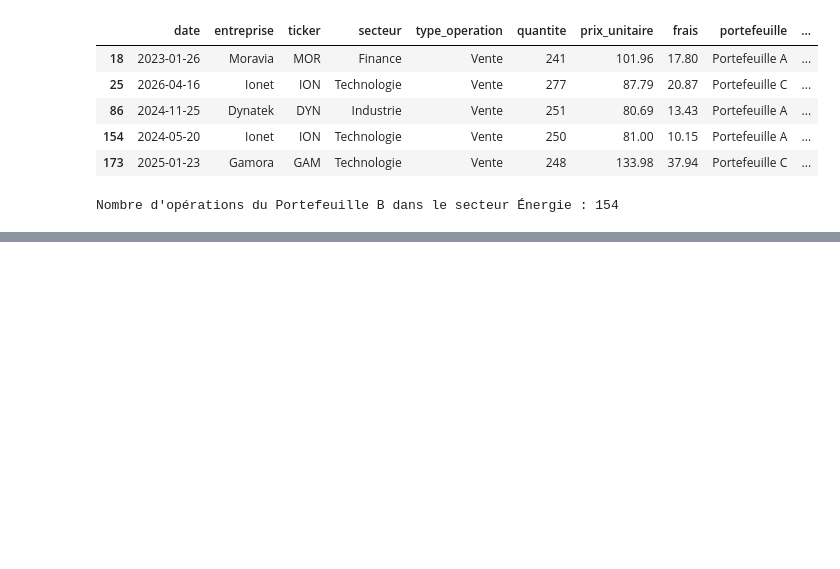
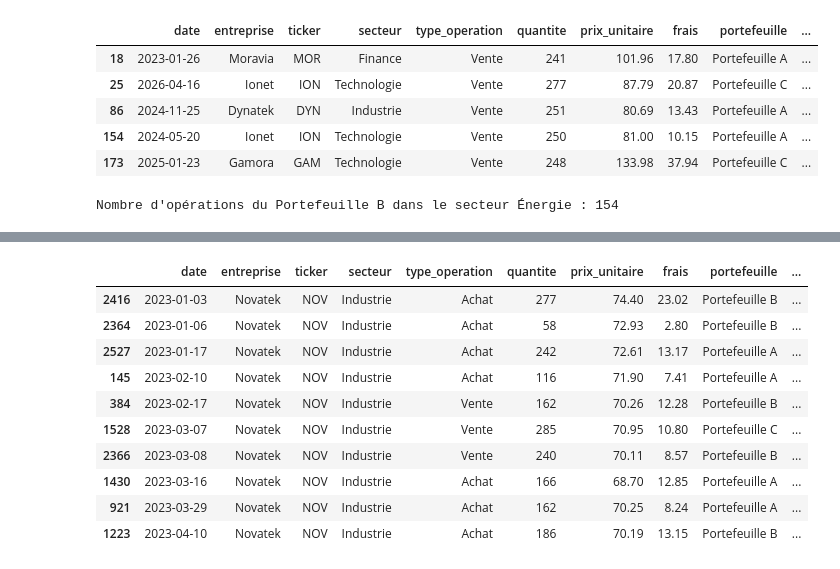
Before and after one commit to ulrichtoussom/stock_market_analysis_with_pandas, a Jupyter notebook: stock_market.ipynb, the cells around one changed output, grey strips where cells are left out. Cells and saved outputs as stored; diff of their text form; code cells hidden in the pictures; blank space fills up the shorter version.

```diff
--- a/stock_market.ipynb
+++ b/stock_market.ipynb
@@ -146,0 +166,16 @@ Nombre d'opérations du Portefeuille B dans le secteur Énergie : 154
+# %%
+# 2. Affichez les opérations triées par `date` croissante, pour le `ticker` `'NOV'` uniquement.
+
+transactions[transactions['ticker'] == 'NOV'].sort_values('date', ascending=True).head(10)
+# %% [output]
+|  | date | entreprise | ticker | secteur | type_operation | quantite | prix_unitaire | frais | portefeuille | ... |
+| 2416 | 2023-01-03 | Novatek | NOV | Industrie | Achat | 277 | 74.40 | 23.02 | Portefeuille B | ... |
+| 2364 | 2023-01-06 | Novatek | NOV | Industrie | Achat | 58 | 72.93 | 2.80 | Portefeuille B | ... |
+| 2527 | 2023-01-17 | Novatek | NOV | Industrie | Achat | 242 | 72.61 | 13.17 | Portefeuille A | ... |
+| 145 | 2023-02-10 | Novatek | NOV | Industrie | Achat | 116 | 71.90 | 7.41 | Portefeuille A | ... |
+| 384 | 2023-02-17 | Novatek | NOV | Industrie | Vente | 162 | 70.26 | 12.28 | Portefeuille B | ... |
+| 1528 | 2023-03-07 | Novatek | NOV | Industrie | Vente | 285 | 70.95 | 10.80 | Portefeuille C | ... |
+| 2366 | 2023-03-08 | Novatek | NOV | Industrie | Vente | 240 | 70.11 | 8.57 | Portefeuille B | ... |
+| 1430 | 2023-03-16 | Novatek | NOV | Industrie | Achat | 166 | 68.70 | 12.85 | Portefeuille A | ... |
+| 921 | 2023-03-29 | Novatek | NOV | Industrie | Achat | 162 | 70.25 | 8.24 | Portefeuille A | ... |
+| 1223 | 2023-04-10 | Novatek | NOV | Industrie | Achat | 186 | 70.19 | 13.15 | Portefeuille B | ... |
```
Also changed, not shown: parts of 4 cells of this notebook.
